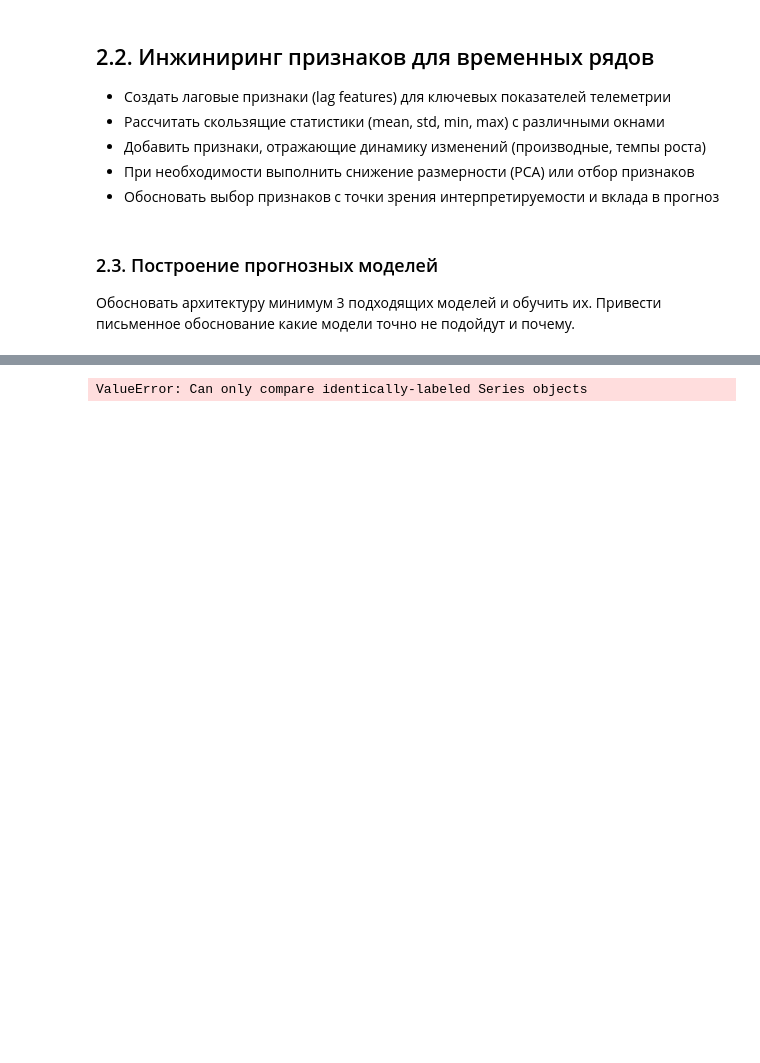
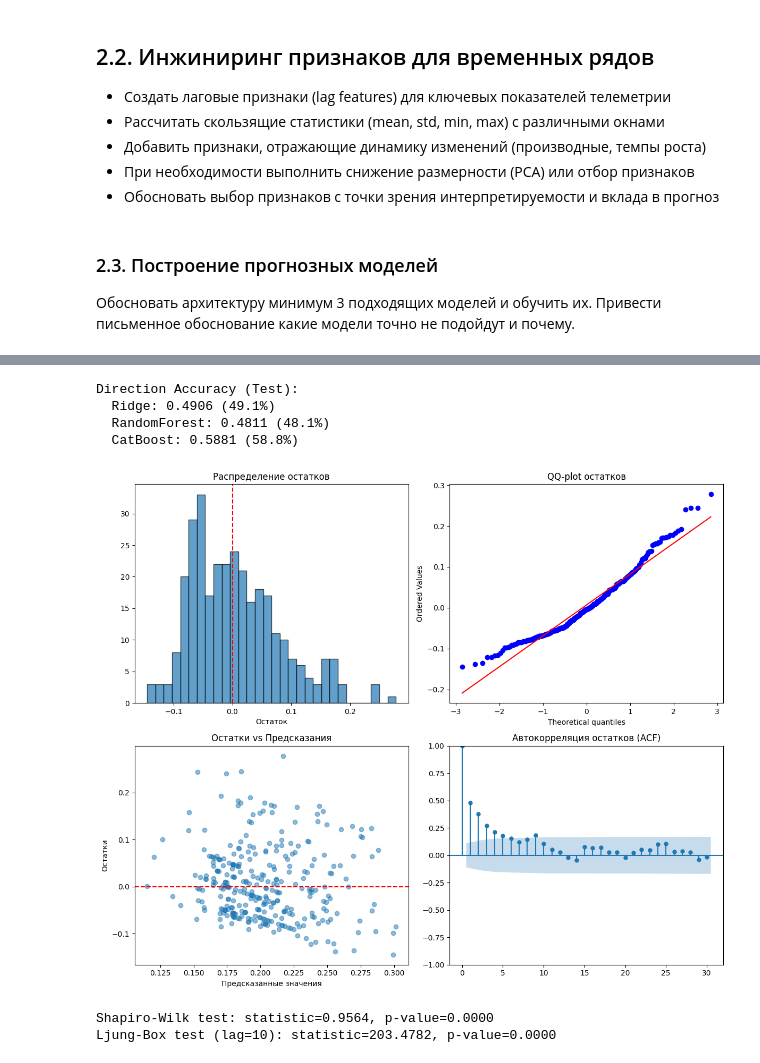
Before and after one commit to PavelBogoslovskiy/predictive_analytics, a Jupyter notebook: LR2/lr.ipynb, the cells around one changed output, grey strips where cells are left out. Drawn from its saved outputs; the diff is of its cells as text; code cells hidden in the pictures; blank space fills up the shorter version.

```diff
--- a/LR2/lr.ipynb
+++ b/LR2/lr.ipynb
@@ -671,7 +642,0 @@ feat_imp.head(20).plot(kind="bar", figsize=(10,5))
-# %%
-def direction_accuracy(y_true, pred):
-    return (np.sign(y_true.diff()) == np.sign(pd.Series(pred).diff())).mean()
-
-direction_accuracy(y_test, results["CatBoost"]["test"]["pred"])
-# %% [output]
-ValueError: Can only compare identically-labeled Series objects
@@ -1006,0 +643,18 @@ catboost_dir_acc
+# %%
+# Метрики оценивающие направление предсказаний во времени
+def direction_accuracy(y_true, pred):
+    """Доля правильно предсказанных направлений изменения"""
+    y_true = y_true.reset_index(drop=True)
+    pred = pd.Series(pred).reset_index(drop=True)
+    return (np.sign(y_true.diff()) == np.sign(pred.diff())).mean()
+
+print("Direction Accuracy (Test):")
+for name, model in models.items():
+    pred = model.predict(X_test)
+    acc = direction_accuracy(y_test, pred)
+    print(f"  {name}: {acc:.4f} ({acc*100:.1f}%)")
+# %% [output]
+Direction Accuracy (Test):
+  Ridge: 0.4906 (49.1%)
+  RandomForest: 0.4811 (48.1%)
+  CatBoost: 0.5881 (58.8%)
@@ -1006,0 +665,42 @@ catboost_dir_acc
+# %%
+# Анализ остатков (для лучшей модели — CatBoost)
+pred_catboost = models["CatBoost"].predict(X_test)
+residuals = y_test.values - pred_catboost
+
+fig, axes = plt.subplots(2, 2, figsize=(12, 10))
+
+# 1. Гистограмма остатков
+axes[0, 0].hist(residuals, bins=30, edgecolor='black', alpha=0.7)
+axes[0, 0].axvline(0, color='red', linestyle='--')
+axes[0, 0].set_title("Распределение остатков")
+axes[0, 0].set_xlabel("Остаток")
+
+# 2. QQ-plot (проверка нормальности)
+stats.probplot(residuals, dist="norm", plot=axes[0, 1])
+axes[0, 1].set_title("QQ-plot остатков")
+
+# 3. Остатки vs предсказания (гетероскедастичность)
+axes[1, 0].scatter(pred_catboost, residuals, alpha=0.5)
+axes[1, 0].axhline(0, color='red', linestyle='--')
+axes[1, 0].set_xlabel("Предсказанные значения")
+axes[1, 0].set_ylabel("Остатки")
+axes[1, 0].set_title("Остатки vs Предсказания")
+
+# 4. ACF остатков (автокорреляция)
+plot_acf(residuals, lags=30, ax=axes[1, 1])
+axes[1, 1].set_title("Автокорреляция остатков (ACF)")
+
+plt.tight_layout()
+plt.show()
+
+# Тест Шапиро-Уилка на нормальность
+stat, p_value = stats.shapiro(residuals[:500])
+print(f"Shapiro-Wilk test: statistic={stat:.4f}, p-value={p_value:.4f}")
+
+# Тест Льюнга-Бокса на автокорреляцию
+lb_test = acorr_ljungbox(residuals, lags=[10], return_df=True)
+print(f"Ljung-Box test (lag=10): statistic={lb_test['lb_stat'].values[0]:.4f}, p-value={lb_test['lb_pvalue'].values[0]:.4f}")
+# %% [output]
+[figure, added]
+Shapiro-Wilk test: statistic=0.9564, p-value=0.0000
+Ljung-Box test (lag=10): statistic=203.4782, p-value=0.0000
```
Also changed, not shown: parts of 22 cells of this notebook, 1 other file.
